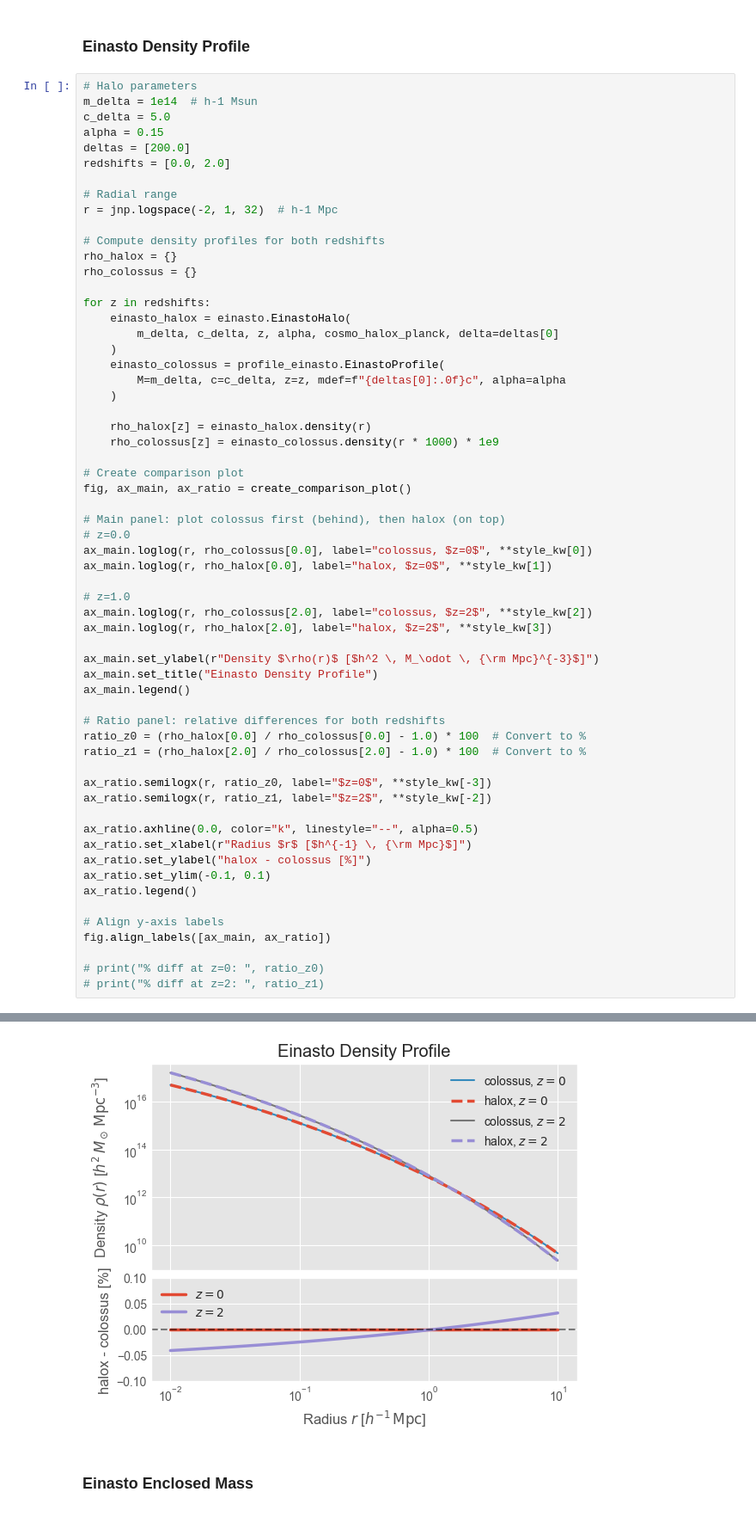
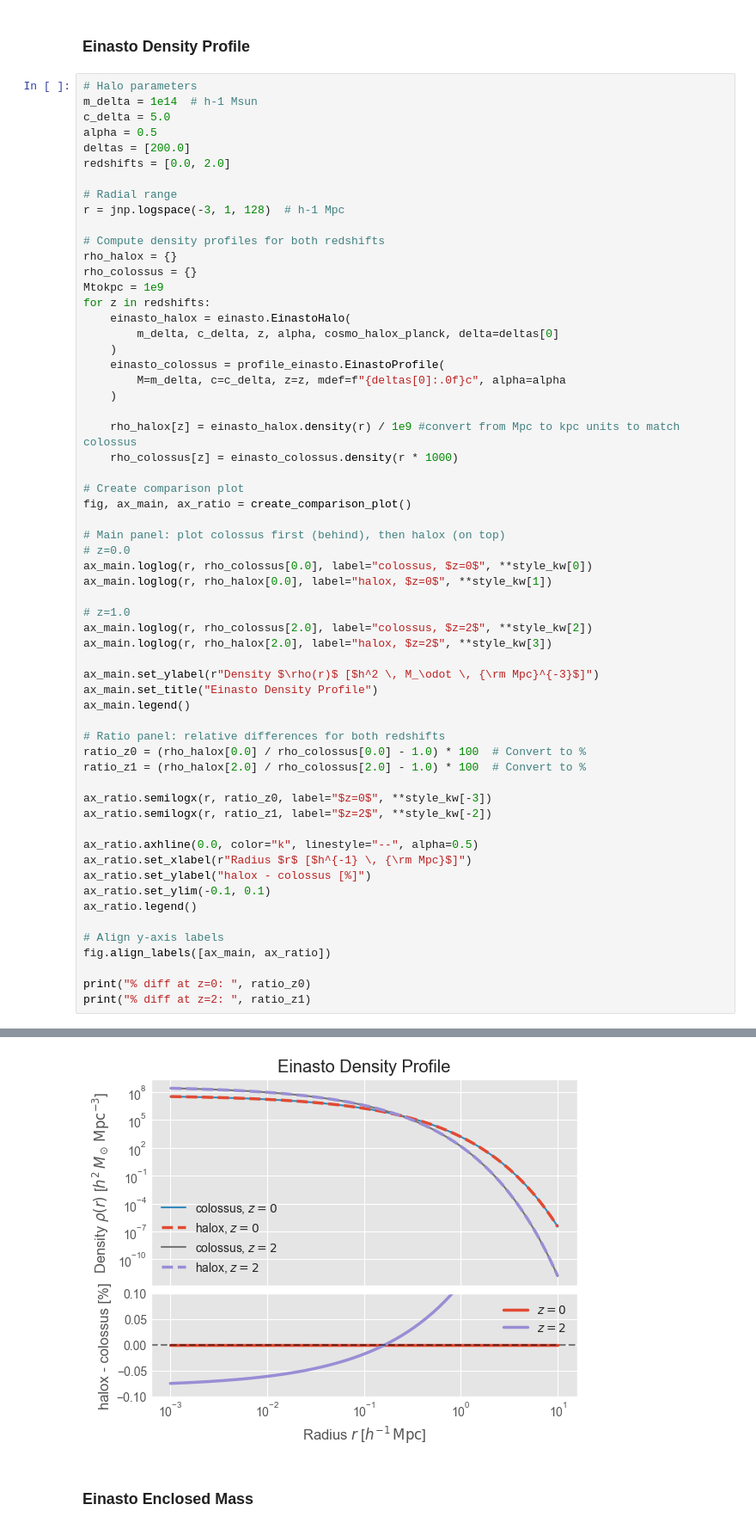
Before and after one commit to fkeruzore/halox, a Jupyter notebook: notebooks/halox_vs_colossus.ipynb, the cells around one changed output, grey strips where cells are left out. Shown at 86% size. Drawn from its saved outputs; the diff is of its cells as text.

```diff
--- a/notebooks/halox_vs_colossus.ipynb
+++ b/notebooks/halox_vs_colossus.ipynb
@@ -364,17 +447,17 @@ fig.align_labels([ax_main, ax_ratio])
 # Halo parameters
 m_delta = 1e14  # h-1 Msun
 c_delta = 5.0
-alpha = 0.15
+alpha = 0.5
 deltas = [200.0]
 redshifts = [0.0, 2.0]
 
 # Radial range
-r = jnp.logspace(-2, 1, 32)  # h-1 Mpc
+r = jnp.logspace(-3, 1, 128)  # h-1 Mpc
 
 # Compute density profiles for both redshifts
 rho_halox = {}
 rho_colossus = {}
-
+Mtokpc = 1e9
 for z in redshifts:
     einasto_halox = einasto.EinastoHalo(
         m_delta, c_delta, z, alpha, cosmo_halox_planck, delta=deltas[0]
@@ -383,8 +466,8 @@ for z in redshifts:
         M=m_delta, c=c_delta, z=z, mdef=f"{deltas[0]:.0f}c", alpha=alpha
     )
 
-    rho_halox[z] = einasto_halox.density(r)
-    rho_colossus[z] = einasto_colossus.density(r * 1000) * 1e9
+    rho_halox[z] = einasto_halox.density(r) / 1e9 #convert from Mpc to kpc units to match colossus
+    rho_colossus[z] = einasto_colossus.density(r * 1000)
 
 # Create comparison plot
 fig, ax_main, ax_ratio = create_comparison_plot()
@@ -418,6 +501,6 @@ ax_ratio.legend()
 # Align y-axis labels
 fig.align_labels([ax_main, ax_ratio])
 
-# print("% diff at z=0: ", ratio_z0)
-# print("% diff at z=2: ", ratio_z1)
+print("% diff at z=0: ", ratio_z0)
+print("% diff at z=2: ", ratio_z1)
 # %% [output]
@@ -424,4 +524,4 @@ fig.align_labels([ax_main, ax_ratio])
-[figure, old version]
+[figure, new version]
 # %% [markdown]
 ### Einasto Enclosed Mass
 # %%
```
Also changed, not shown: parts of 10 cells of this notebook, 2 other files.
